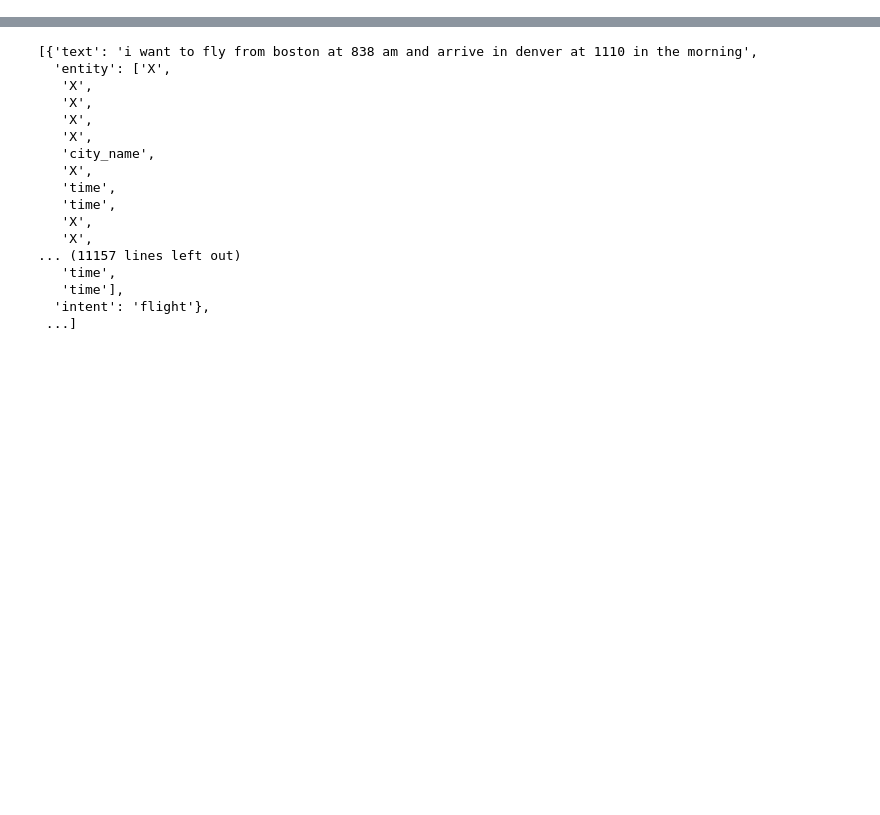
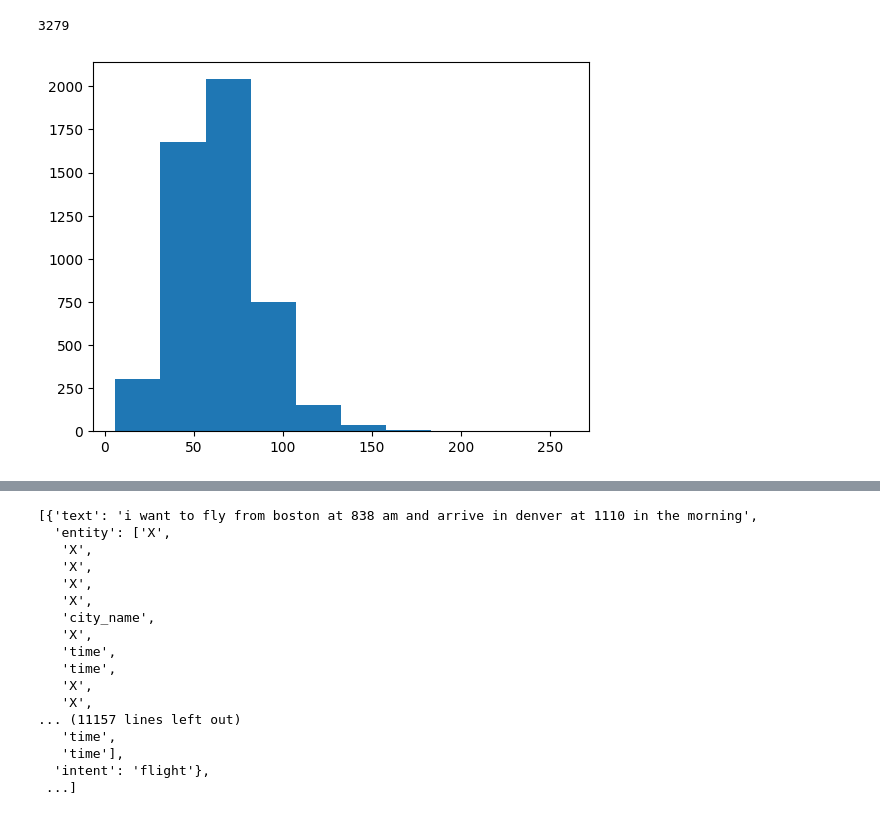
Before and after one commit to Biswajit-Banerjee/multi_task_nlp, a Jupyter notebook: notebooks/dataset.ipynb, the cells around one changed output, grey strips where cells are left out. Cells and saved outputs as stored; diff of their text form; code cells hidden in the pictures; blank space fills up the shorter version.

```diff
--- a/notebooks/dataset.ipynb
+++ b/notebooks/dataset.ipynb
@@ -64,7 +69,6 @@ ENTITY_MAPPER = {
     "O":                 "X",
 }
 
-
 INTENT_MAPPER = {
     # Booking-related queries (flights, fares, ground service)
     "flight":                      "Flight",
@@ -82,6 +86,7 @@ INTENT_MAPPER = {
     "aircraft":                    "FlightInfo",
     "flight_no":                   "FlightInfo",
     "aircraft+flight+flight_no":   "FlightInfo",
+    "airfare+flight":              "FlightInfo",
 
     # Location-based queries
     "airport":                     "Location",
@@ -91,6 +96,7 @@ INTENT_MAPPER = {
     # Scheduling/time queries
     "flight_time":                 "Schedule",
     "airfare+flight_time":         "Schedule",
+    "day_name":                    "Schedule",
 
     # Capacity/quantity queries
     "capacity":                    "Capacity",
@@ -102,3 +108,9 @@ INTENT_MAPPER = {
     # Restriction or rule queries
     "restriction":                 "Restriction",
 }
+
+slot2id = {s: i for i, s in enumerate(set(ENTITY_MAPPER.values()))}
+intent2id = {s: i for i, s in enumerate(set(INTENT_MAPPER.values()))}
+
+pad_tag = "[PAD]"
+slot2id[pad_tag] = len(slot2id)
@@ -133,2 +199,3 @@ test  = pd.read_csv("https://huggingface.co/datasets/tuetschek/atis/raw/main/ati
 # %%
-df = process_data(train)
+records = process_data(train)
+records[5:7]
@@ -135 +221,10 @@ df = process_data(train)
+# %%
+len([r for r in records if len(r['text']) <= 7])
+# %% [output]
+3279
+# %%
+
+plt.hist(list(map(lambda x: len(x['text']), records)));
+# %% [output]
+[figure, added]
 # %%
```
Also changed, not shown: parts of 17 cells of this notebook, 1 other file.
